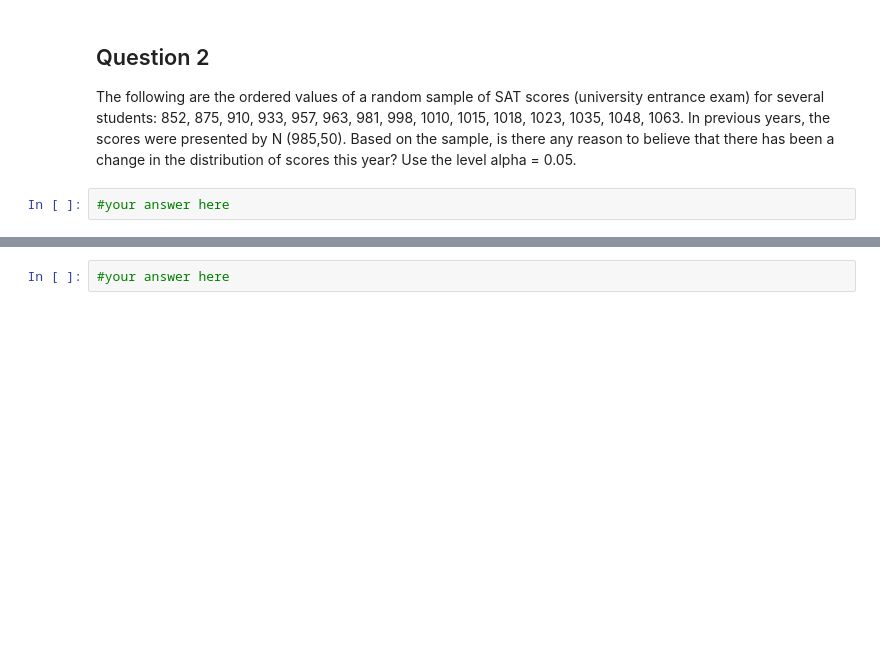
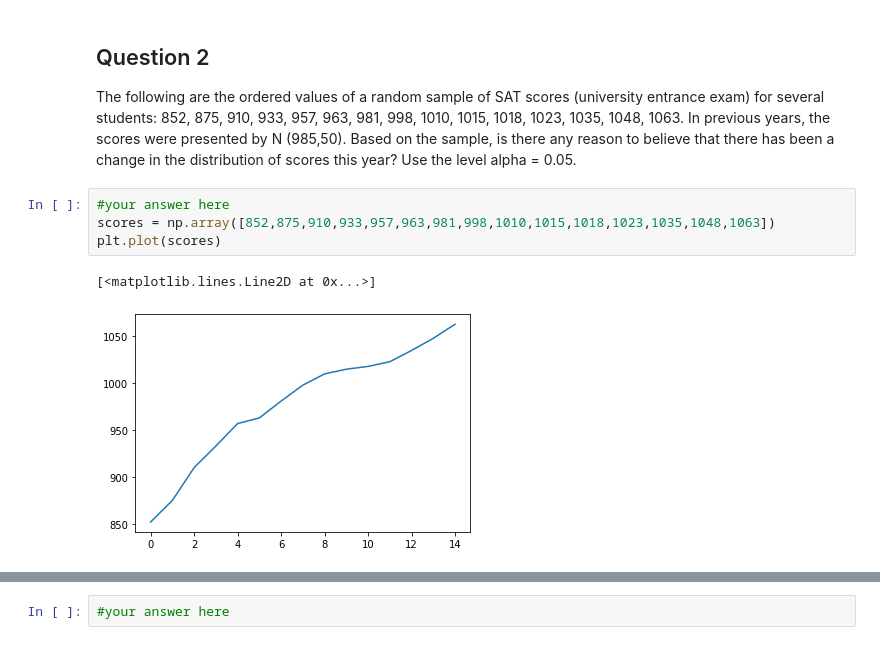
Before and after one commit to ta-data-lis/lab-goodfit-indeptests, a Jupyter notebook: your_code/main.ipynb, the cells around one changed output, grey strips where cells are left out. Drawn from its saved outputs; the diff is of its cells as text; blank space fills up the shorter version.

```diff
--- a/your_code/main.ipynb
+++ b/your_code/main.ipynb
@@ -10,5 +69,10 @@ Based on these results, we create a Poisson distribution with the sample mean pa
 # %% [markdown]
 ## Question 2
 The following are the ordered values of a random sample of SAT scores (university entrance exam) for several students: 852, 875, 910, 933, 957, 963, 981, 998, 1010, 1015, 1018, 1023, 1035, 1048, 1063. In previous years, the scores were presented by N (985,50). Based on the sample, is there any reason to believe that there has been a change in the distribution of scores this year? Use the level alpha = 0.05.
-# %%
-#your answer here
+# %%
+#your answer here
+scores = np.array([852,875,910,933,957,963,981,998,1010,1015,1018,1023,1035,1048,1063])
+plt.plot(scores)
+# %% [output]
+[<matplotlib.lines.Line2D at 0x...>]
+[figure, added]
```
Also changed, not shown: parts of 15 cells of this notebook.
